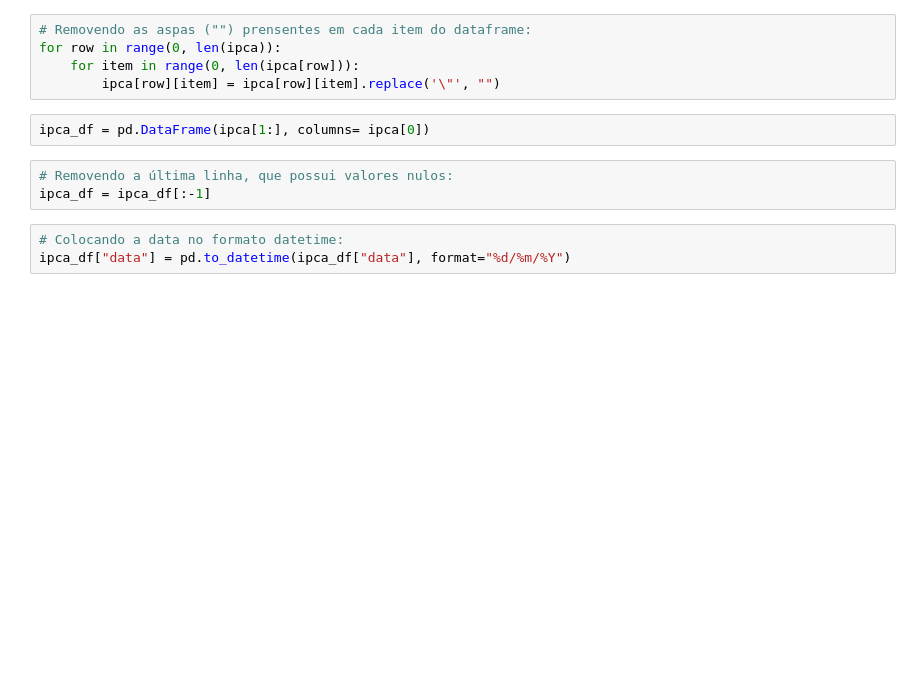
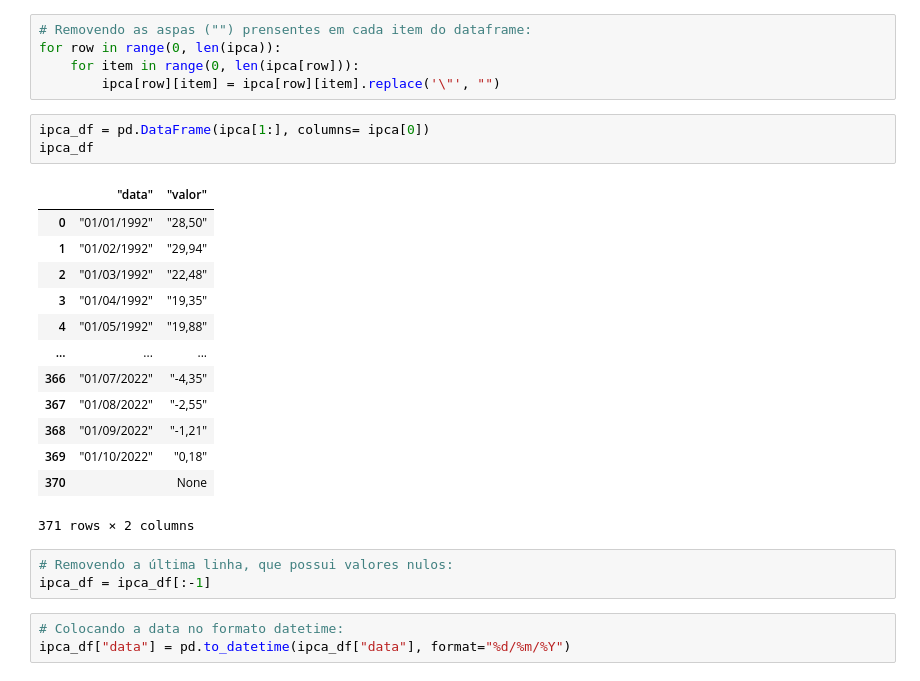
Before and after one commit to til021/divtech_covid_analysis, a Jupyter notebook: covid.ipynb, the cells around one changed output. Saved outputs shown, nothing was run; the diff lists cells and outputs as text; blank space fills up the shorter version.

```diff
--- a/covid.ipynb
+++ b/covid.ipynb
@@ -134,6 +192,21 @@ for row in range(0, len(ipca)):
         ipca[row][item] = ipca[row][item].replace('\"', "")
 # %%
 ipca_df = pd.DataFrame(ipca[1:], columns= ipca[0])
+ipca_df
+# %% [output]
+|  | "data" | "valor" |
+| 0 | "01/01/1992" | "28,50" |
+| 1 | "01/02/1992" | "29,94" |
+| 2 | "01/03/1992" | "22,48" |
+| 3 | "01/04/1992" | "19,35" |
+| 4 | "01/05/1992" | "19,88" |
+| ... | ... | ... |
+| 366 | "01/07/2022" | "-4,35" |
+| 367 | "01/08/2022" | "-2,55" |
+| 368 | "01/09/2022" | "-1,21" |
+| 369 | "01/10/2022" | "0,18" |
+| 370 |  | None |
+371 rows × 2 columns
 # %%
 # Removendo a última linha, que possui valores nulos:
 ipca_df = ipca_df[:-1]
```
Also changed, not shown: parts of 13 cells of this notebook.
